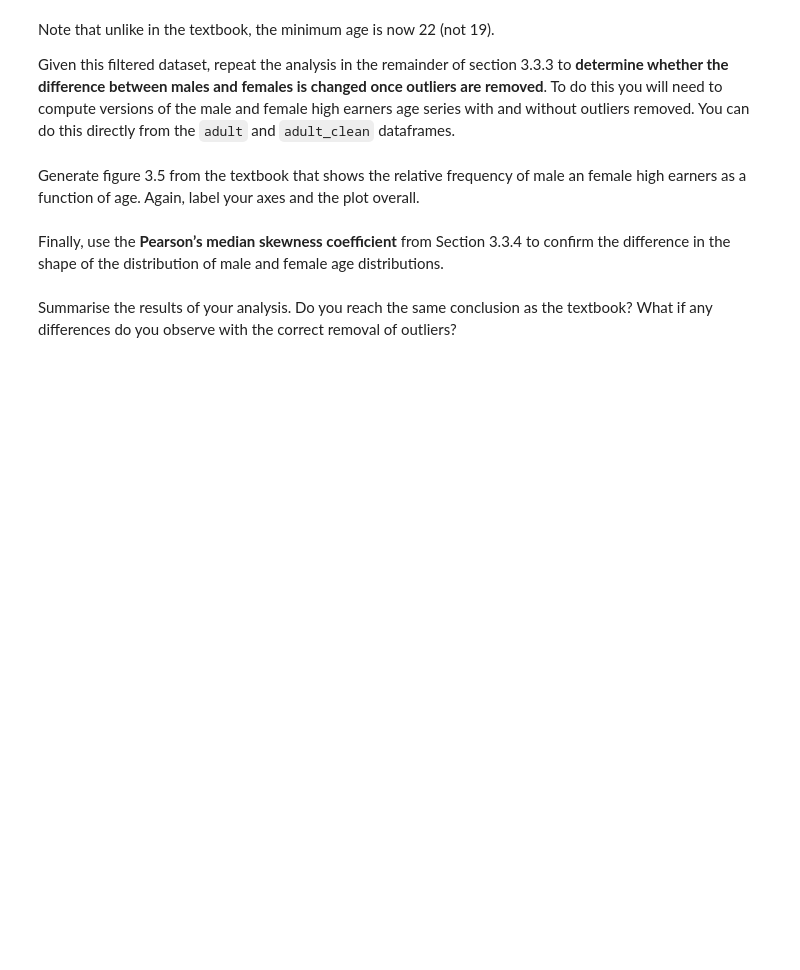
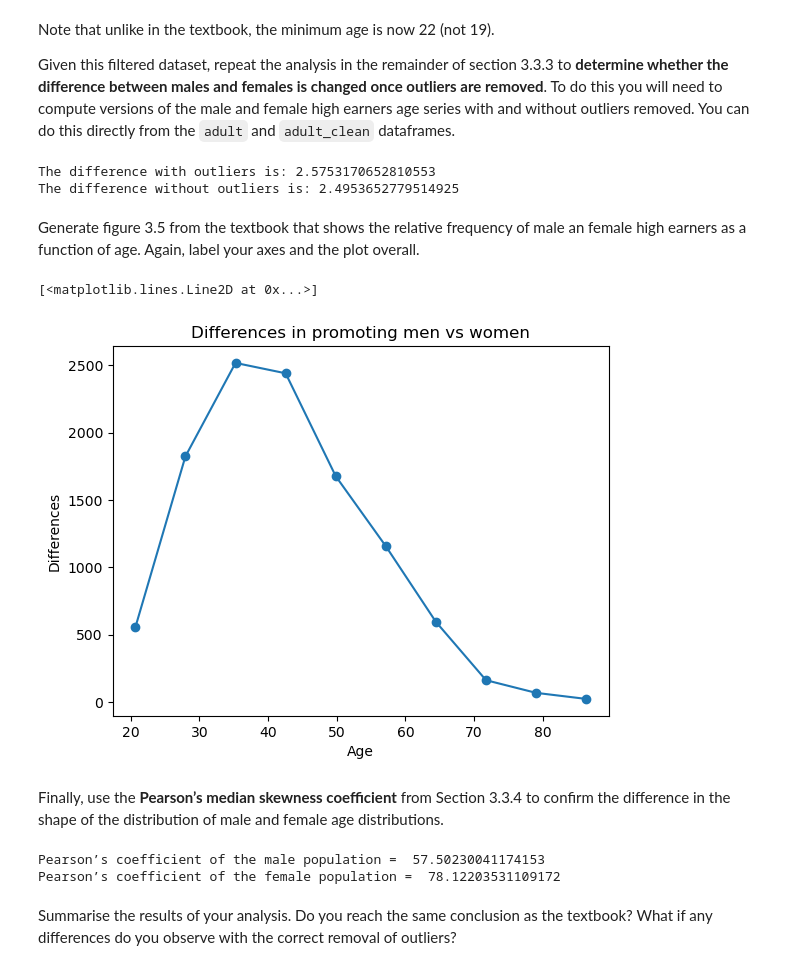
Before and after one commit to Nathaniel-Roberts/Data-Science-Portfolio-1-And-Weekly-Practicals, a Jupyter notebook: Workshop Week 3/Workshop Week 3.ipynb, the cells around one changed output. Cells and saved outputs as stored; diff of their text form; code cells hidden in the pictures; blank space fills up the shorter version.

```diff
--- a/Workshop Week 3/Workshop Week 3.ipynb
+++ b/Workshop Week 3/Workshop Week 3.ipynb
@@ -205,2 +227,14 @@ Given this filtered dataset, repeat the analysis in the remainder of section 3.3
+# %%
+males_clean = adult_clean[(adult_clean.sex == 'Male')]
+females_clean = adult_clean[(adult_clean.sex == 'Female')]
+
+males_difference = (males["age"].mean() - females["age"].mean())
+print("The difference with outliers is: "+ str(males_difference))
+
+males_clean_difference = (males_clean["age"].mean() - females_clean["age"].mean())
+print("The difference without outliers is: "+ str(males_clean_difference))
+# %% [output]
+The difference with outliers is: 2.5753170652810553
+The difference without outliers is: 2.4953652779514925
 # %% [markdown]
 Generate figure 3.5 from the textbook that shows the relative frequency of male an female high earners as a function of age.  Again, label your axes and the plot overall.
@@ -209,2 +241,14 @@ Generate figure 3.5 from the textbook that shows the relative frequency of male
+# %%
+countx , divisionx = np.histogram( male_age)
+county , divisiony = np.histogram( female_age)
+val = [(divisionx[i] + divisionx[i +1])/2
+    for i in range ( len(divisionx) - 1)]
+plt.xlabel('Age')
+plt.ylabel('Differences')
+plt.title('Differences in promoting men vs women')
+plt.plot(val , countx - county , 'o-')
+# %% [output]
+[<matplotlib.lines.Line2D at 0x...>]
+[figure, added]
 # %% [markdown]
 Finally, use the **Pearson’s median skewness coefficient** from Section 3.3.4 to confirm the difference in the shape of the distribution of male and female age distributions.
@@ -213,3 +255,11 @@ Finally, use the **Pearson’s median skewness coefficient** from Section 3.3.4
+# %%
+def pearson(x):
+    return 3*(x.mean() - x.median())*x.std()
+print ("Pearson’s coefficient of the male population = ", pearson(male_age))
+print ("Pearson’s coefficient of the female population = ", pearson(female_age))
+# %% [output]
+Pearson’s coefficient of the male population =  57.50230041174153
+Pearson’s coefficient of the female population =  78.12203531109172
 # %% [markdown]
 Summarise the results of your analysis. Do you reach the same conclusion as the textbook? What if any differences do you observe with the correct removal of outliers?
 # %% [markdown]
```
Also changed, not shown: parts of 7 cells of this notebook.
